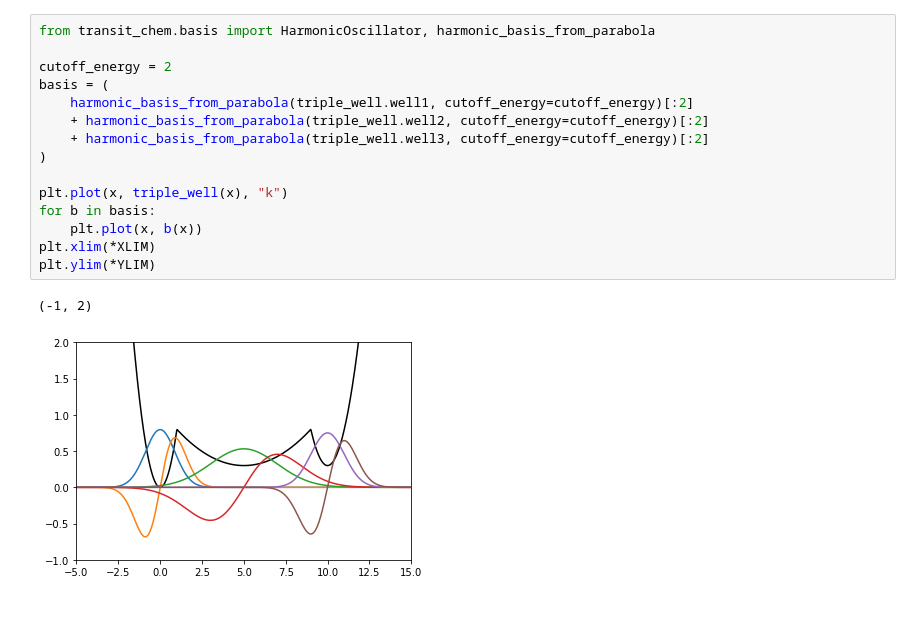
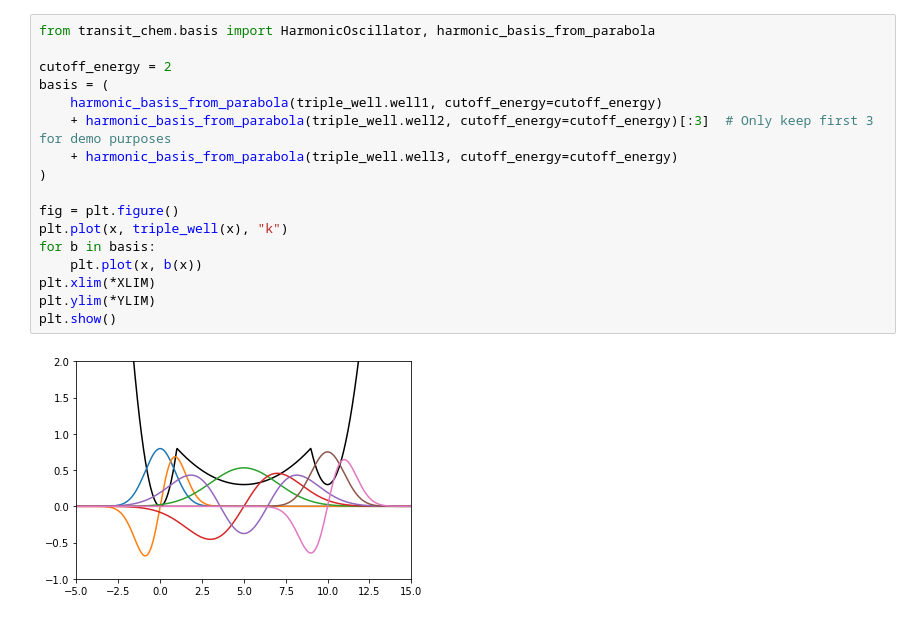
Before and after one commit to ecurtin2/quantized, a Jupyter notebook: docs/source/tutorials/get_matrices.ipynb, the cells around one changed output. Drawn from its saved outputs; the diff is of its cells as text.

```diff
--- a/docs/source/tutorials/get_matrices.ipynb
+++ b/docs/source/tutorials/get_matrices.ipynb
@@ -95,18 +116,19 @@ We get
 # %%
 from transit_chem.basis import HarmonicOscillator, harmonic_basis_from_parabola
 
 cutoff_energy = 2
 basis = (
-    harmonic_basis_from_parabola(triple_well.well1, cutoff_energy=cutoff_energy)[:2]
-    + harmonic_basis_from_parabola(triple_well.well2, cutoff_energy=cutoff_energy)[:2]
-    + harmonic_basis_from_parabola(triple_well.well3, cutoff_energy=cutoff_energy)[:2]
+    harmonic_basis_from_parabola(triple_well.well1, cutoff_energy=cutoff_energy)
+    + harmonic_basis_from_parabola(triple_well.well2, cutoff_energy=cutoff_energy)[:3]  # Only keep first 3 for demo purposes
+    + harmonic_basis_from_parabola(triple_well.well3, cutoff_energy=cutoff_energy)
 )
 
+fig = plt.figure()
 plt.plot(x, triple_well(x), "k")
 for b in basis:
     plt.plot(x, b(x))
 plt.xlim(*XLIM)
 plt.ylim(*YLIM)
+plt.show()
 # %% [output]
-(-1, 2)
-[figure, old version]
+[figure, new version]
```
Also changed, not shown: parts of 19 cells of this notebook, 5 other files.
